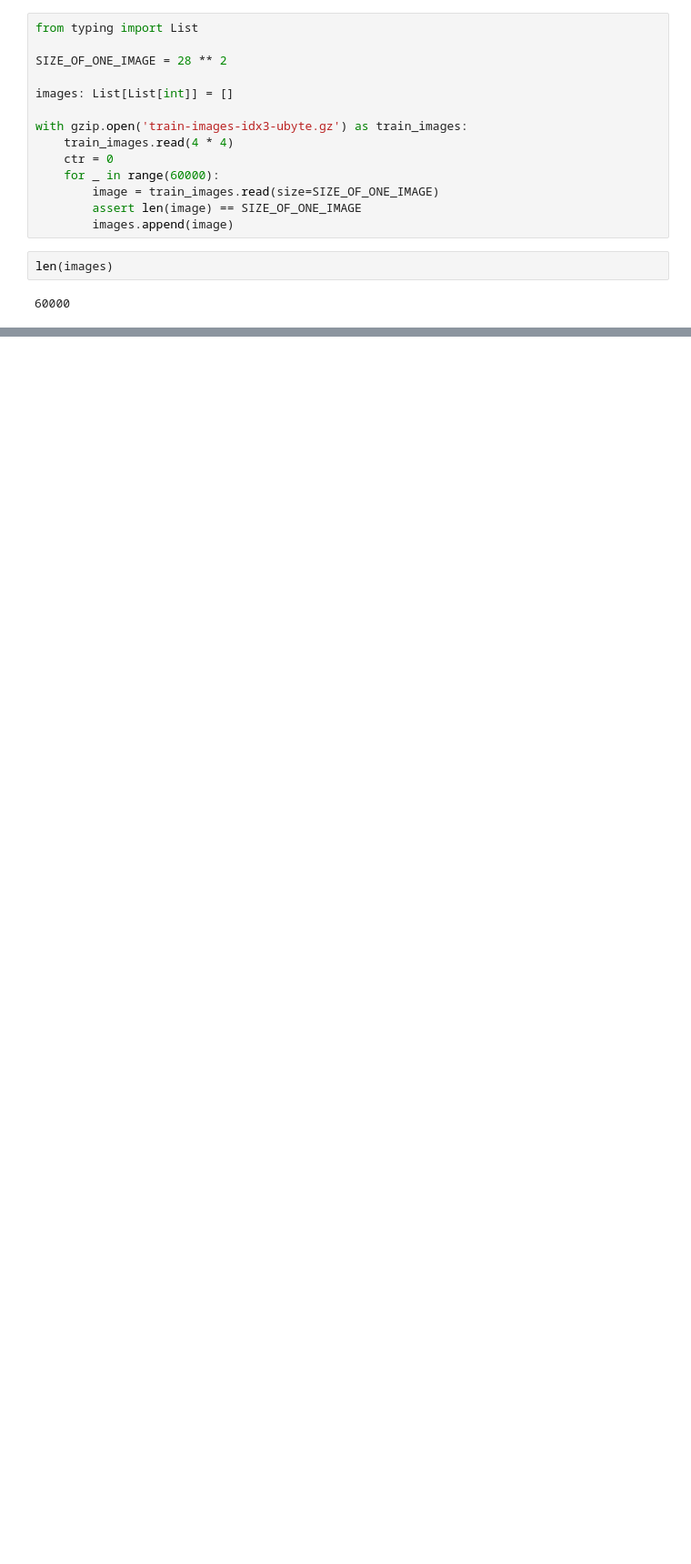
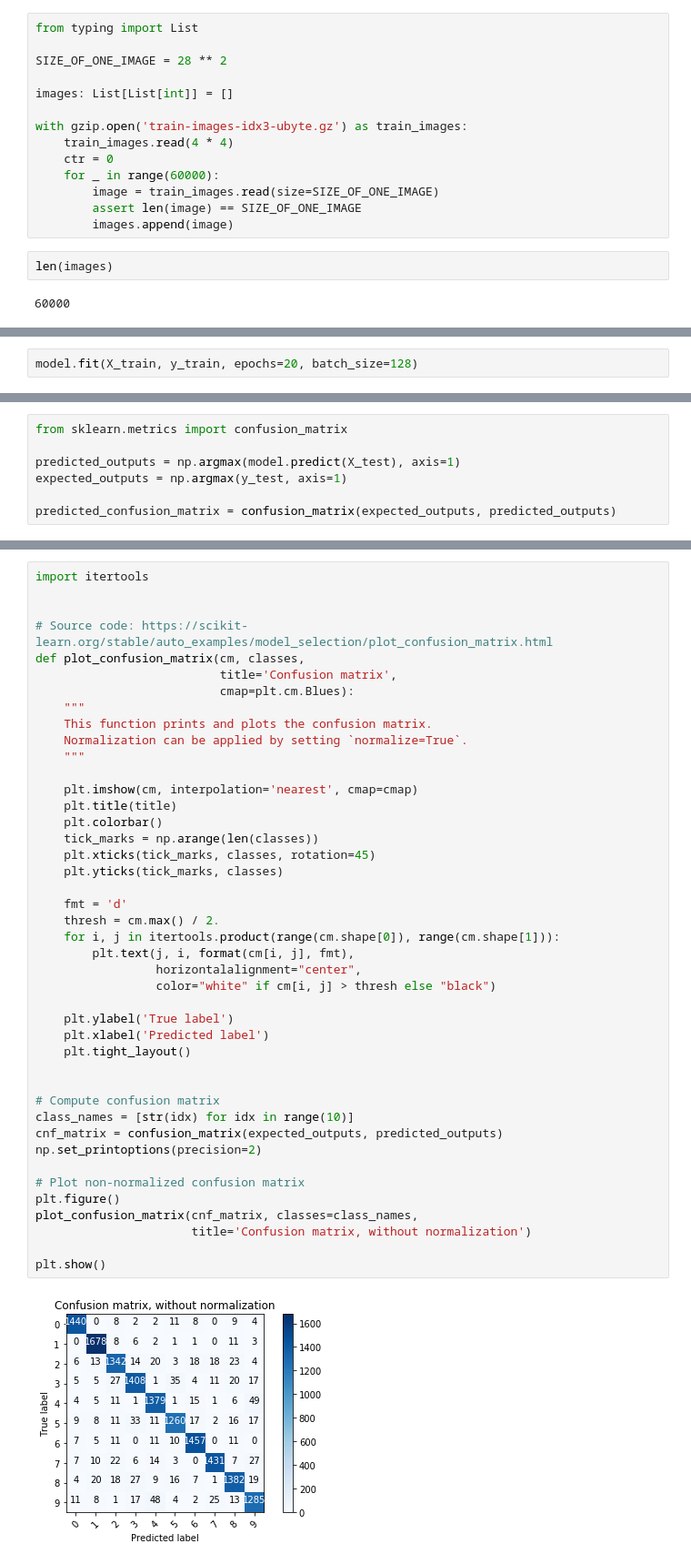
Before and after one commit to PirosB3/kite-nn-blog-post, a Jupyter notebook: Kite blog post code.ipynb, the cells around one changed output, grey strips where cells are left out. Shown: that part at 91% size. Drawn from its saved outputs; the diff is of its cells as text; blank space fills up the shorter version.

```diff
--- a/Kite blog post code.ipynb
+++ b/Kite blog post code.ipynb
@@ -113,0 +165,2 @@ plt.show()
+# %%
+model.fit(X_train, y_train, epochs=20, batch_size=128)
@@ -113,0 +233,7 @@ plt.show()
+# %%
+from sklearn.metrics import confusion_matrix
+
+predicted_outputs = np.argmax(model.predict(X_test), axis=1)
+expected_outputs = np.argmax(y_test, axis=1)
+
+predicted_confusion_matrix = confusion_matrix(expected_outputs, predicted_outputs)
@@ -113,0 +253,45 @@ plt.show()
+# %%
+import itertools
+
+
+# Source code: https://scikit-learn.org/stable/auto_examples/model_selection/plot_confusion_matrix.html
+def plot_confusion_matrix(cm, classes,
+                          title='Confusion matrix',
+                          cmap=plt.cm.Blues):
+    """
+    This function prints and plots the confusion matrix.
+    Normalization can be applied by setting `normalize=True`.
+    """
+
+    plt.imshow(cm, interpolation='nearest', cmap=cmap)
+    plt.title(title)
+    plt.colorbar()
+    tick_marks = np.arange(len(classes))
+    plt.xticks(tick_marks, classes, rotation=45)
+    plt.yticks(tick_marks, classes)
+
+    fmt = 'd'
+    thresh = cm.max() / 2.
+    for i, j in itertools.product(range(cm.shape[0]), range(cm.shape[1])):
+        plt.text(j, i, format(cm[i, j], fmt),
+                 horizontalalignment="center",
+                 color="white" if cm[i, j] > thresh else "black")
+
+    plt.ylabel('True label')
+    plt.xlabel('Predicted label')
+    plt.tight_layout()
+
+
+# Compute confusion matrix
+class_names = [str(idx) for idx in range(10)]
+cnf_matrix = confusion_matrix(expected_outputs, predicted_outputs)
+np.set_printoptions(precision=2)
+
+# Plot non-normalized confusion matrix
+plt.figure()
+plot_confusion_matrix(cnf_matrix, classes=class_names,
+                      title='Confusion matrix, without normalization')
+
+plt.show()
+# %% [output]
+[figure, added]
```
Also changed, not shown: parts of 34 cells of this notebook.
